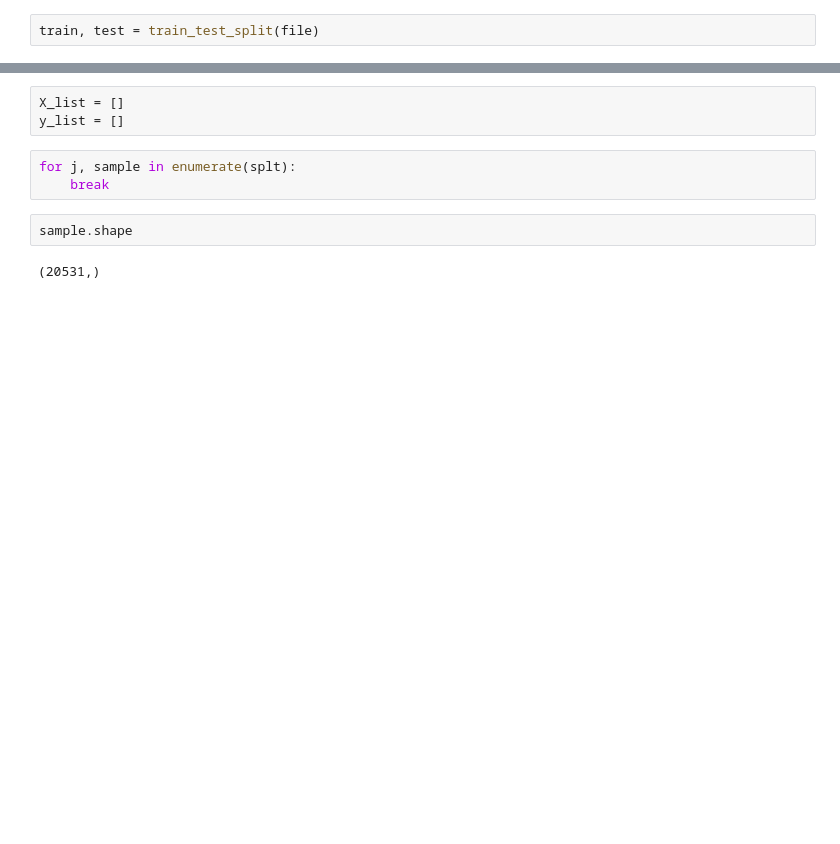
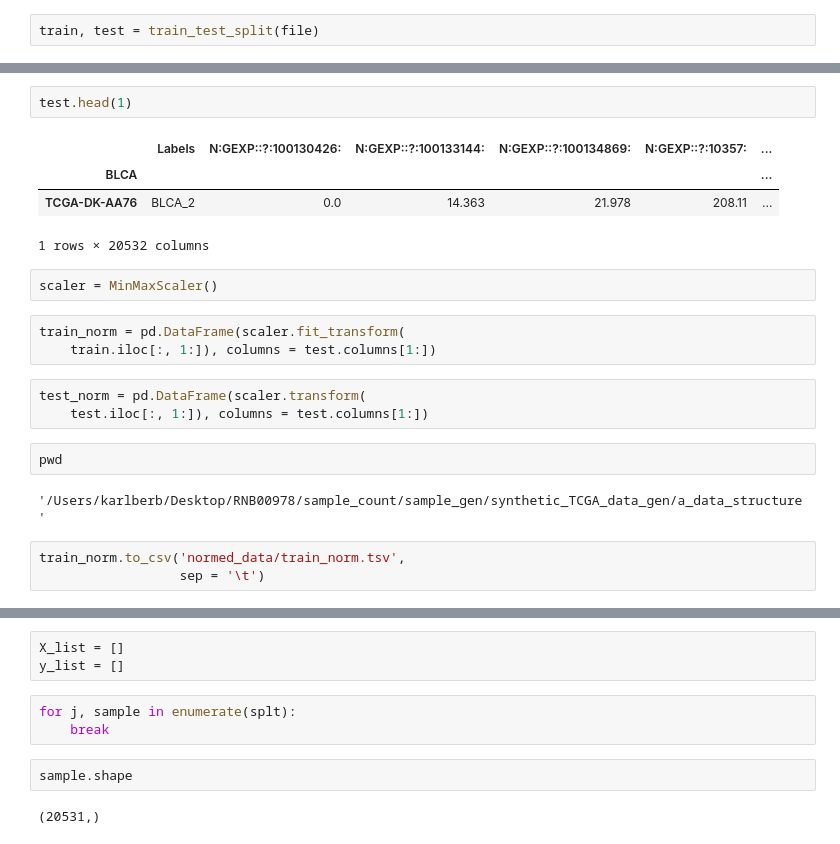
Before and after one commit to briankarlberg/synthetic_TCGA_data_gen, a Jupyter notebook: a_data_structure/a_data_structure_03.ipynb, the cells around one changed output, grey strips where cells are left out. Drawn from its saved outputs; the diff is of its cells as text; blank space fills up the shorter version.

```diff
--- a/a_data_structure/a_data_structure_03.ipynb
+++ b/a_data_structure/a_data_structure_03.ipynb
@@ -131,0 +158,22 @@ splt = train.copy()
+# %%
+test.head(1)
+# %% [output]
+|  | Labels | N:GEXP::?:100130426: | N:GEXP::?:100133144: | N:GEXP::?:100134869: | N:GEXP::?:10357: | ... |
+| BLCA |  |  |  |  |  | ... |
+| TCGA-DK-AA76 | BLCA_2 | 0.0 | 14.363 | 21.978 | 208.11 | ... |
+1 rows × 20532 columns
+# %%
+scaler = MinMaxScaler()
+# %%
+train_norm = pd.DataFrame(scaler.fit_transform(
+    train.iloc[:, 1:]), columns = test.columns[1:])
+# %%
+test_norm = pd.DataFrame(scaler.transform(
+    test.iloc[:, 1:]), columns = test.columns[1:])
+# %%
+pwd
+# %% [output]
+'/Users/karlberb/Desktop/RNB00978/sample_count/sample_gen/synthetic_TCGA_data_gen/a_data_structure'
+# %%
+train_norm.to_csv('normed_data/train_norm.tsv',
+                  sep = '\t')
```
Also changed, not shown: parts of 18 cells of this notebook, 2 other files.
